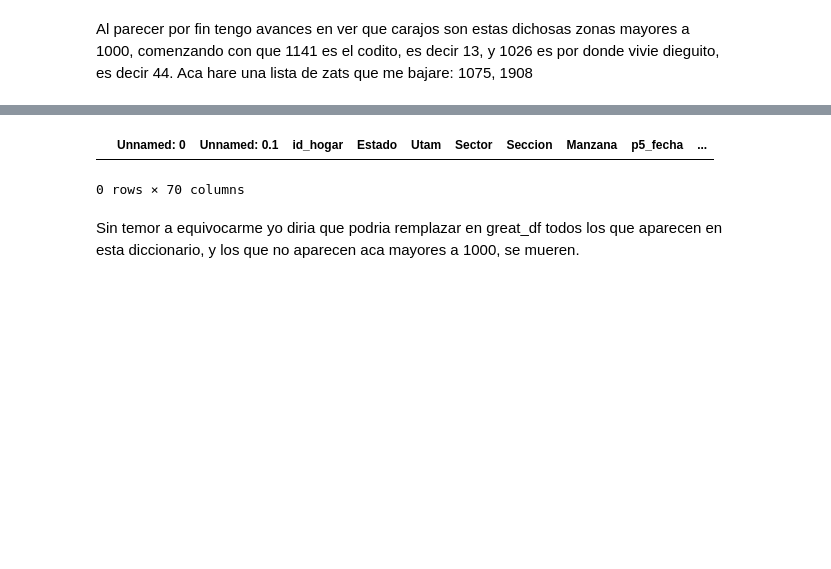
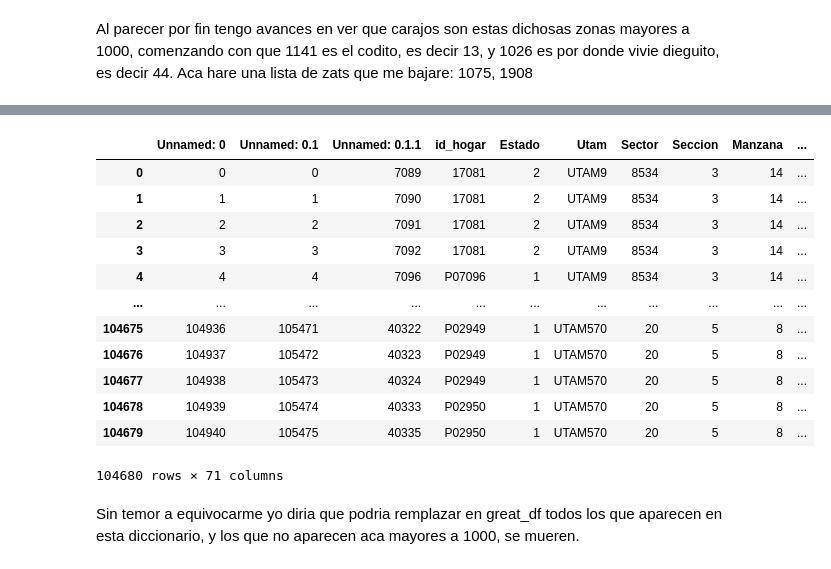
Before and after one commit to saramirezva/Tesis-congestion-Bogota, a Jupyter notebook: Red_completa_Bogota.ipynb, the cells around one changed output, grey strips where cells are left out. Cells and saved outputs as stored; diff of their text form; code cells hidden in the pictures; blank space fills up the shorter version.

```diff
--- a/Red_completa_Bogota.ipynb
+++ b/Red_completa_Bogota.ipynb
@@ -1209,8 +1223,19 @@ great_df
-# %%
-great_df[(great_df['zat_origen'] > 1000)]
-# %% [output]
-|  | Unnamed: 0 | Unnamed: 0.1 | id_hogar | Estado | Utam | Sector | Seccion | Manzana | p5_fecha | ... |
-0 rows × 70 columns
+# %%
+great_df
+# %% [output]
+|  | Unnamed: 0 | Unnamed: 0.1 | Unnamed: 0.1.1 | id_hogar | Estado | Utam | Sector | Seccion | Manzana | ... |
+| 0 | 0 | 0 | 7089 | 17081 | 2 | UTAM9 | 8534 | 3 | 14 | ... |
+| 1 | 1 | 1 | 7090 | 17081 | 2 | UTAM9 | 8534 | 3 | 14 | ... |
+| 2 | 2 | 2 | 7091 | 17081 | 2 | UTAM9 | 8534 | 3 | 14 | ... |
+| 3 | 3 | 3 | 7092 | 17081 | 2 | UTAM9 | 8534 | 3 | 14 | ... |
+| 4 | 4 | 4 | 7096 | P07096 | 1 | UTAM9 | 8534 | 3 | 14 | ... |
+| ... | ... | ... | ... | ... | ... | ... | ... | ... | ... | ... |
+| 104675 | 104936 | 105471 | 40322 | P02949 | 1 | UTAM570 | 20 | 5 | 8 | ... |
+| 104676 | 104937 | 105472 | 40323 | P02949 | 1 | UTAM570 | 20 | 5 | 8 | ... |
+| 104677 | 104938 | 105473 | 40324 | P02949 | 1 | UTAM570 | 20 | 5 | 8 | ... |
+| 104678 | 104939 | 105474 | 40333 | P02950 | 1 | UTAM570 | 20 | 5 | 8 | ... |
+| 104679 | 104940 | 105475 | 40335 | P02950 | 1 | UTAM570 | 20 | 5 | 8 | ... |
+104680 rows × 71 columns
 # %% [markdown]
 Sin temor a equivocarme yo diria que podria remplazar en great_df todos los que aparecen en esta diccionario, y los que no aparecen aca mayores a 1000, se mueren.
 # %% [markdown]
```
Also changed, not shown: parts of 63 cells of this notebook.
